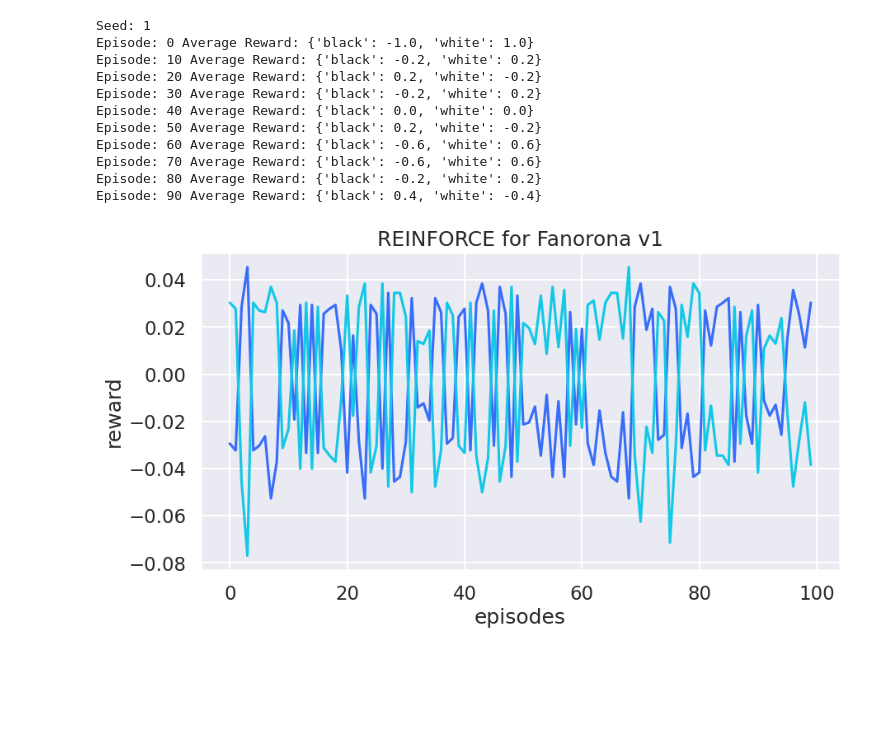
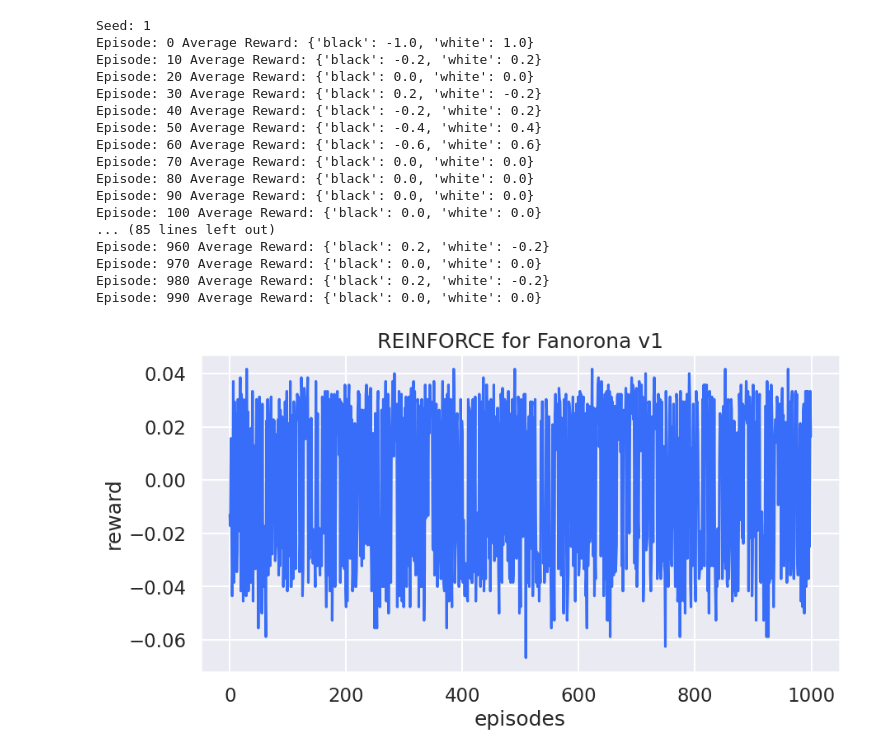
Before and after one commit to AbhijeetKrishnan/fanorona-aec, a Jupyter notebook: reinforce.ipynb, the cells around one changed output. Saved outputs shown, nothing was run; the diff lists cells and outputs as text; code cells hidden in the pictures; blank space fills up the shorter version.

```diff
--- a/reinforce.ipynb
+++ b/reinforce.ipynb
@@ -82,19 +82,26 @@ class Reinforce:
 
         self.log_probs = []
         self.rewards = []
+# %%
+class RandomAgent:
+    def sample_action(self, state: np.ndarray, mask: np.ndarray) -> float:
+        return random.choice(np.where(mask)[0])
 # %%
 from fanorona_aec import fanorona_v1
 
 env = fanorona_v1.env()
 
-total_num_episodes = 100
+total_num_episodes = 1000
 seeds = (1,) # (1, 2, 3, 5, 8)
 
 rewards_over_seeds = {agent: [] for agent in env.possible_agents}
 # %%
 obs_space_dims = np.prod(env.observation_space(env.possible_agents[0])['observation'].shape)
 action_space_dims = env.action_space(env.possible_agents[0]).n
-policy = {agent: Reinforce(obs_space_dims, action_space_dims) for agent in env.possible_agents}
+policy = {'black': Reinforce(obs_space_dims, action_space_dims), 'white': RandomAgent()}
+# policy['white'] = Reinforce(obs_space_dims, action_space_dims, policy['black'])
+# log_probs = {agent: [] for agent in env.possible_agents}
+# rewards = {agent: [] for agent in env.possible_agents}
 # %%
 for seed in seeds:
     print(f"Seed: {seed}")
@@ -108,22 +115,24 @@ for seed in seeds:
         env.reset(seed=seed)
         rewards_in_episode = {agent: [] for agent in env.possible_agents}
         for agent in env.agent_iter():
-            # env.render()
             obs, reward, terminated, truncated, info = env.last()
-            # print(reward)
             action = policy[agent].sample_action(obs['observation'], obs['action_mask'])
-            # print(action)
             env.step(action)
 
-            policy[agent].rewards.append(reward)
+            if agent == 'black':
+                policy[agent].rewards.append(reward)
             rewards_in_episode[agent].append(reward)
 
+        # receive last reward
         for agent in env.possible_agents:
             rewards_in_episode[agent].append(env.rewards[agent])
-            policy[agent].rewards.append(env.rewards[agent]) # terminal state reward is not added in loop
+            if agent == 'black':
+                policy[agent].rewards.append(reward)
+
         for agent in env.possible_agents:
             rewards_over_episodes[agent].append(rewards_in_episode[agent])
-            policy[agent].update()
+            if agent == 'black':
+                policy[agent].update()
 
         if episode % 10 == 0:
             avg_reward = {agent: 0 for agent in env.possible_agents}
@@ -132,30 +141,38 @@ for seed in seeds:
             print(f"Episode: {episode} Average Reward: {avg_reward}")
 
     for agent in env.possible_agents:
-        rewards_over_seeds[agent].append(rewards_over_episodes[agent])
+        # Avoid in-place append by creating a new list
+        if agent in rewards_over_seeds:
+            rewards_over_seeds[agent].append(rewards_over_episodes[agent])
 # %% [output]
 Seed: 1
 Episode: 0 Average Reward: {'black': -1.0, 'white': 1.0}
 Episode: 10 Average Reward: {'black': -0.2, 'white': 0.2}
-Episode: 20 Average Reward: {'black': 0.2, 'white': -0.2}
-Episode: 30 Average Reward: {'black': -0.2, 'white': 0.2}
-Episode: 40 Average Reward: {'black': 0.0, 'white': 0.0}
-Episode: 50 Average Reward: {'black': 0.2, 'white': -0.2}
+Episode: 20 Average Reward: {'black': 0.0, 'white': 0.0}
+Episode: 30 Average Reward: {'black': 0.2, 'white': -0.2}
+Episode: 40 Average Reward: {'black': -0.2, 'white': 0.2}
+Episode: 50 Average Reward: {'black': -0.4, 'white': 0.4}
 Episode: 60 Average Reward: {'black': -0.6, 'white': 0.6}
-Episode: 70 Average Reward: {'black': -0.6, 'white': 0.6}
-Episode: 80 Average Reward: {'black': -0.2, 'white': 0.2}
-Episode: 90 Average Reward: {'black': 0.4, 'white': -0.4}
+Episode: 70 Average Reward: {'black': 0.0, 'white': 0.0}
+Episode: 80 Average Reward: {'black': 0.0, 'white': 0.0}
+Episode: 90 Average Reward: {'black': 0.0, 'white': 0.0}
+Episode: 100 Average Reward: {'black': 0.0, 'white': 0.0}
+... (85 lines left out)
+Episode: 960 Average Reward: {'black': 0.2, 'white': -0.2}
+Episode: 970 Average Reward: {'black': 0.0, 'white': 0.0}
+Episode: 980 Average Reward: {'black': 0.2, 'white': -0.2}
+Episode: 990 Average Reward: {'black': 0.0, 'white': 0.0}
 # %%
 sns.set_theme(style="darkgrid", context="talk", palette="rainbow")
 rewards_to_plot = {agent: [] for agent in env.possible_agents}
 df = {agent: None for agent in env.possible_agents}
-for agent in env.possible_agents:
+for agent in ['black']:
     rewards_to_plot[agent] = [[np.mean(reward) for reward in rewards_over_episodes[agent]] for rewards_over_episodes[agent] in rewards_over_seeds[agent]]
     df[agent] = pd.DataFrame(rewards_to_plot[agent]).melt()
     df[agent].rename(columns={"variable": "episodes", "value": "reward"}, inplace=True)
     sns.lineplot(x="episodes", y="reward", data=df[agent]).set(
         title="REINFORCE for Fanorona v1"
     )
 plt.show()
 # %% [output]
-[figure, old version]
+[figure, new version]
```
Also changed, not shown: parts of 4 cells of this notebook, 1 other file.
